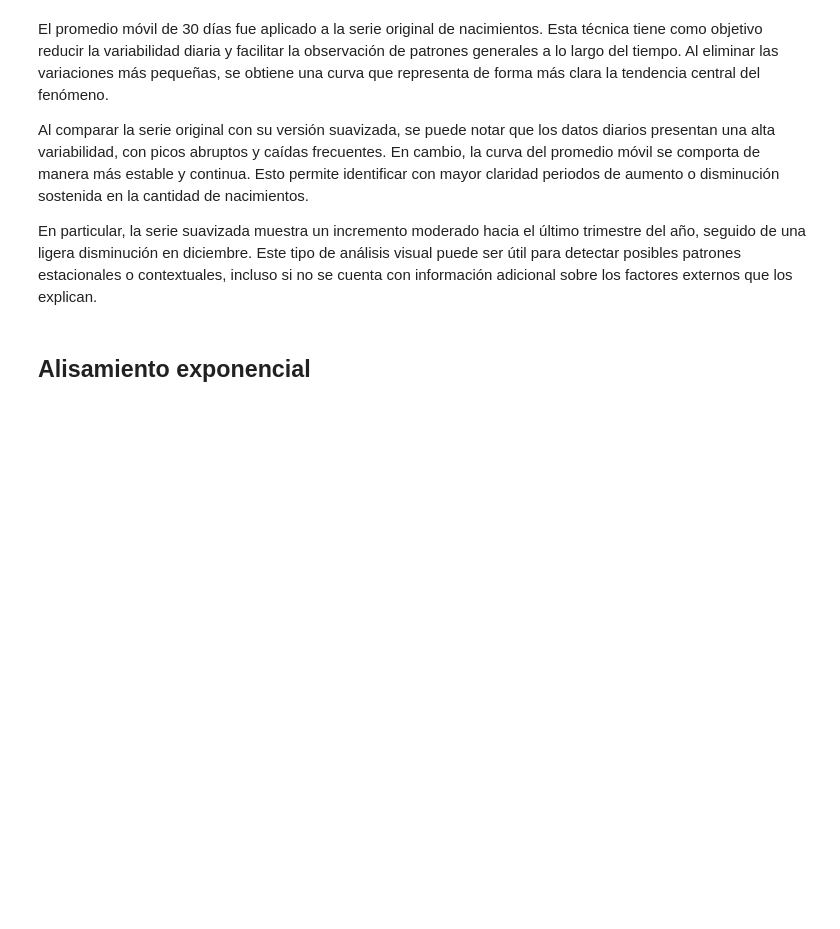
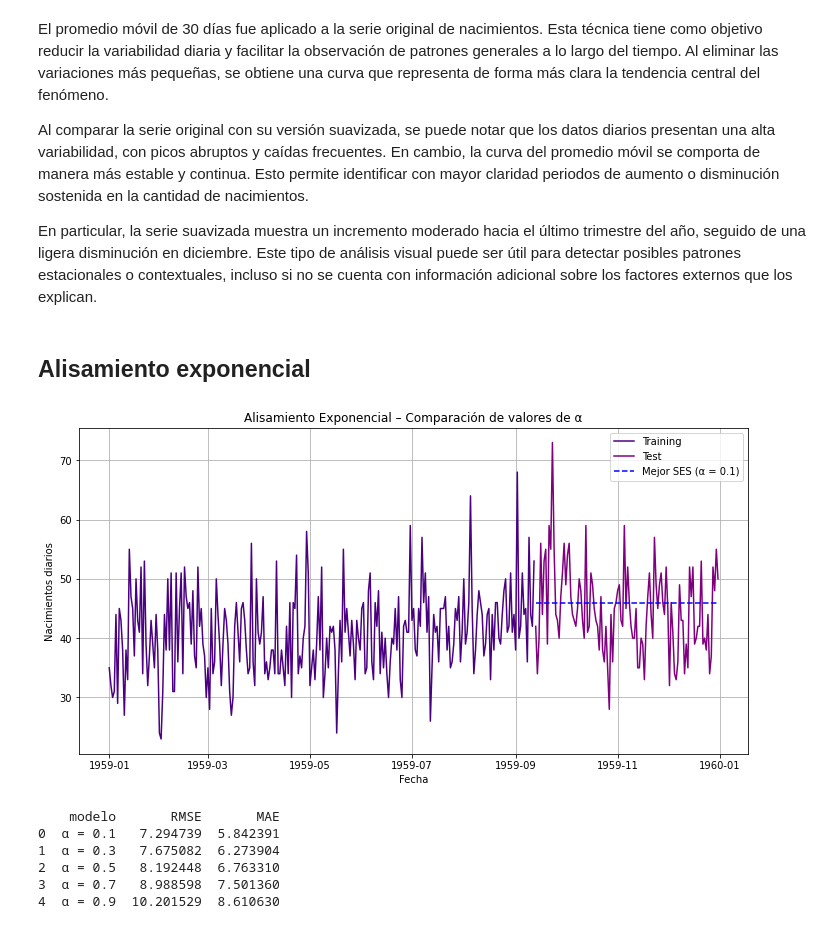
Before and after one commit to alee2602/LAB1-DS, a Jupyter notebook: femalebirths.ipynb, the cells around one changed output. Cells and saved outputs as stored; diff of their text form; code cells hidden in the pictures; blank space fills up the shorter version.

Commit message:
implementación de modelos

```diff
--- a/femalebirths.ipynb
+++ b/femalebirths.ipynb
@@ -118,3 +150,53 @@ Al comparar la serie original con su versión suavizada, se puede notar que los
 En particular, la serie suavizada muestra un incremento moderado hacia el último trimestre del año, seguido de una ligera disminución en diciembre. Este tipo de análisis visual puede ser útil para detectar posibles patrones estacionales o contextuales, incluso si no se cuenta con información adicional sobre los factores externos que los explican.
 # %% [markdown]
 ## Alisamiento exponencial
+# %%
+from statsmodels.tsa.holtwinters import SimpleExpSmoothing
+import warnings
+warnings.filterwarnings("ignore")
+
+results_ses = []
+
+# Probar diferentes valores de α
+for alpha in [0.1, 0.3, 0.5, 0.7, 0.9]:
+    modelo = SimpleExpSmoothing(train).fit(smoothing_level=alpha, optimized=False)
+    pred = modelo.forecast(len(test))
+    pred.index = test.index
+
+    rmse = np.sqrt(mean_squared_error(test, pred))
+    mae = mean_absolute_error(test, pred)
+
+    results_ses.append({
+        'modelo': f'α = {alpha}',
+        'alpha': alpha,
+        'RMSE': rmse,
+        'MAE': mae,
+        'predicciones': pred
+    })
+
+df_results = pd.DataFrame(results_ses).sort_values(by='RMSE')
+mejor_modelo = df_results.iloc[0]
+
+plt.figure(figsize=(12, 6))
+plt.plot(train.index, train, label='Training', color='indigo')
+plt.plot(test.index, test, label='Test', color='purple')
+
+# Mostrar la predicción del mejor α
+plt.plot(test.index, mejor_modelo['predicciones'], label=f"Mejor SES ({mejor_modelo['modelo']})", linestyle='--', color='blue')
+
+plt.title('Alisamiento Exponencial – Comparación de valores de α')
+plt.xlabel('Fecha')
+plt.ylabel('Nacimientos diarios')
+plt.legend()
+plt.grid(True)
+plt.show()
+
+print(df_results[['modelo', 'RMSE', 'MAE']])
+# %% [output]
+[figure, added]
+    modelo       RMSE       MAE
+0  α = 0.1   7.294739  5.842391
+1  α = 0.3   7.675082  6.273904
+2  α = 0.5   8.192448  6.763310
+3  α = 0.7   8.988598  7.501360
+4  α = 0.9  10.201529  8.610630
```
Also changed, not shown: parts of 15 cells of this notebook.
